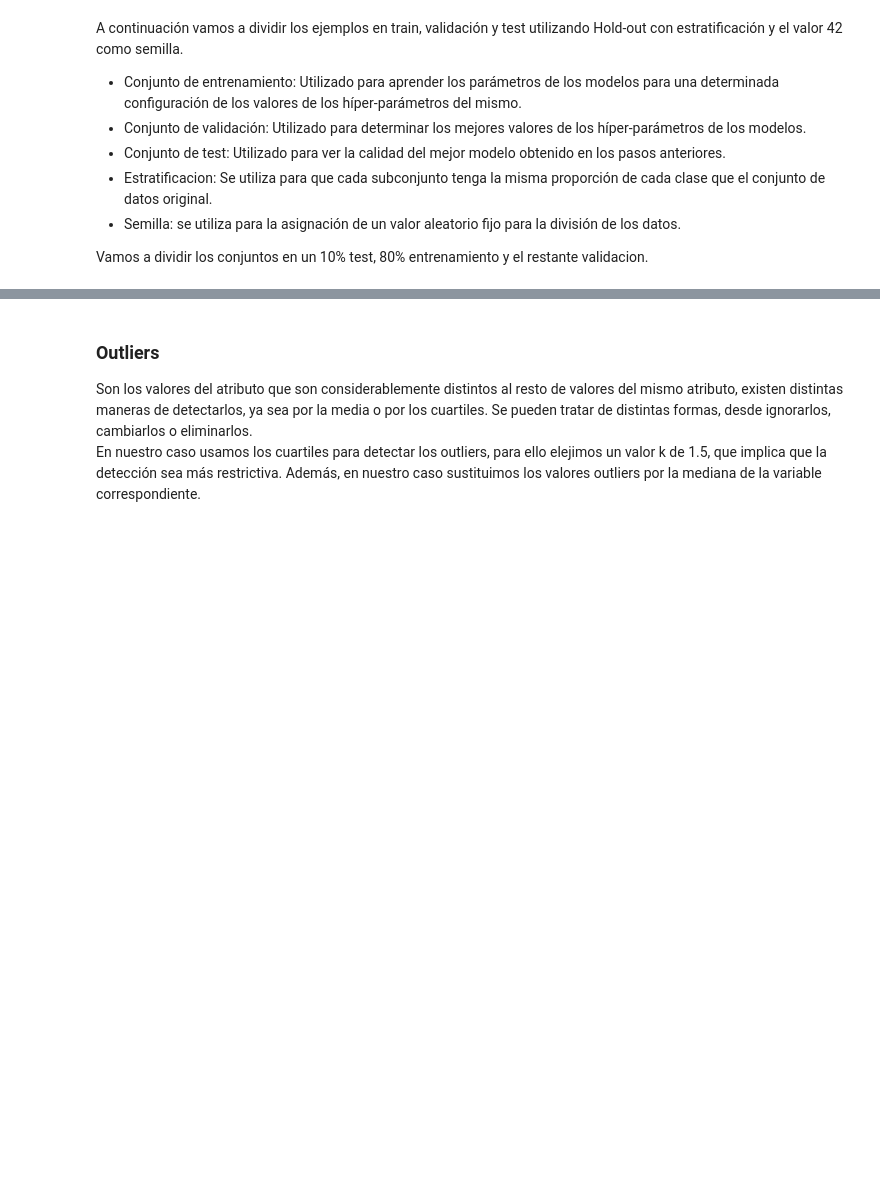
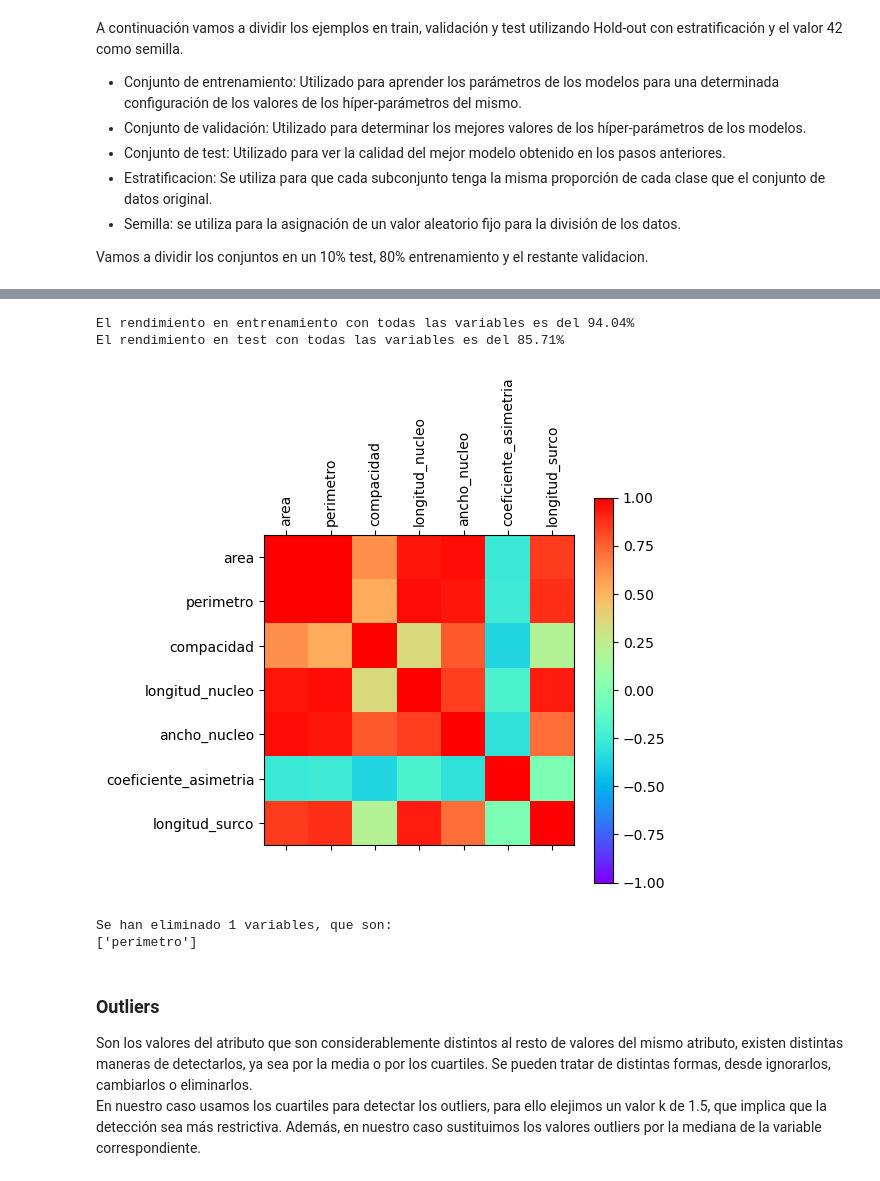
Before and after one commit to yyeryy/Trabajo-mineria, a Jupyter notebook: trabajo_final.ipynb, the cells around one changed output, grey strips where cells are left out. Drawn from its saved outputs; the diff is of its cells as text; code cells hidden in the pictures; blank space fills up the shorter version.

```diff
--- a/trabajo_final.ipynb
+++ b/trabajo_final.ipynb
@@ -250,0 +257,36 @@ X_train, X_val, y_train, y_val = train_test_split(X_resto, y_resto, test_size=0.
+# %%
+# Modelo
+knn = KNeighborsClassifier()
+
+# Entrenamiento
+knn.fit(X_train, y_train)
+
+# Train
+prediccion = knn.predict(X_train)
+accTrain = accuracy_score(y_train, prediccion) * 100
+print('El rendimiento en entrenamiento con todas las variables es del {:.2f}%'.format(accTrain))
+
+# Test
+prediccion = knn.predict(X_test)
+accTest = accuracy_score(y_test, prediccion) * 100
+print('El rendimiento en test con todas las variables es del {:.2f}%'.format(accTest))
+# %% [output]
+El rendimiento en entrenamiento con todas las variables es del 94.04%
+El rendimiento en test con todas las variables es del 85.71%
+# %%
+correlaciones = X_train.corr()
+# Mostramos la matriz de correlaciones especificando el rango de los valores [-1, 1]
+fig = plt.figure(figsize=(5,5))
+ax = fig.add_subplot(111)
+cax = ax.matshow(correlaciones, vmin=-1, vmax=1, cmap=plt.cm.rainbow)
+fig.colorbar(cax)
+ticks = np.arange(0,len(X_train.columns),1)
+ax.set_xticks(ticks)
+ax.set_yticks(ticks)
+# Añadimos los nombres de las variables en la figura
+names = X_train.columns
+ax.set_xticklabels(names, rotation='90')
+ax.set_yticklabels(names)
+plt.show()
+# %% [output]
+[figure, added]
@@ -251,3 +344,13 @@ X_train, X_val, y_train, y_val = train_test_split(X_resto, y_resto, test_size=0.
+# %%
+corrSelection = corr_selection(umbral=0.99, verbose=True)
+corrSelection.fit(X_train)
+
+X_train = corrSelection.transform(X_train)
+X_val = corrSelection.transform(X_val)
+X_test = corrSelection.transform(X_test)
+# %% [output]
+Se han eliminado 1 variables, que son:
+['perimetro']
 # %% [markdown]
 ### Outliers
 Son los valores del atributo que son considerablemente distintos al resto de valores del mismo atributo, existen distintas maneras de detectarlos, ya sea por la media o por los cuartiles.
```
Also changed, not shown: parts of 28 cells of this notebook.
